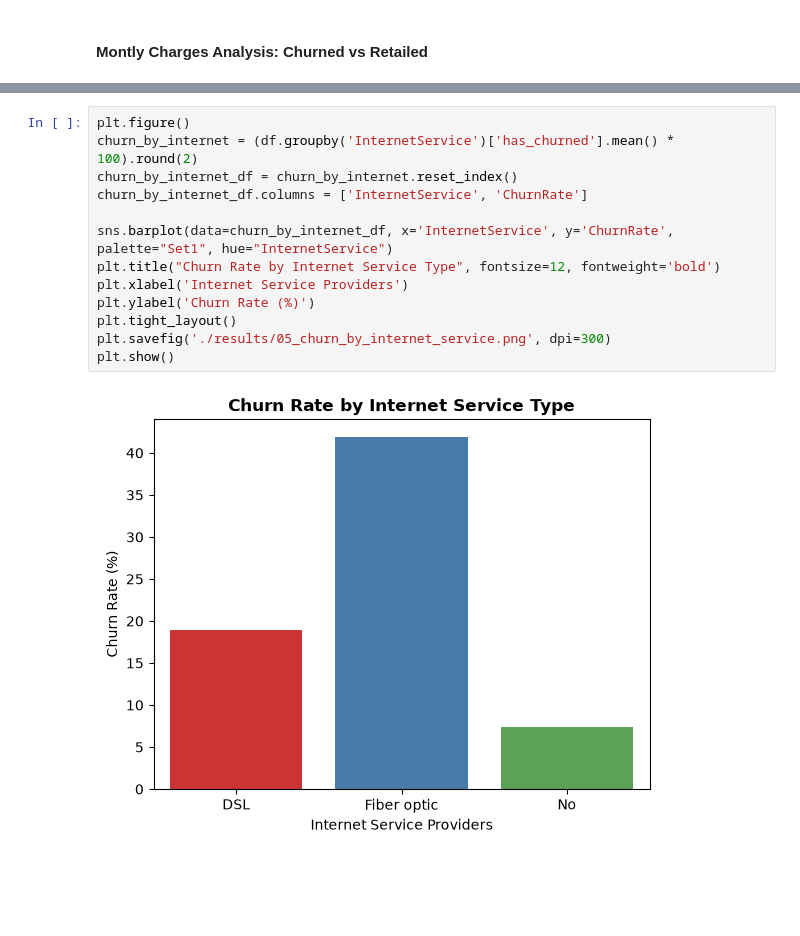
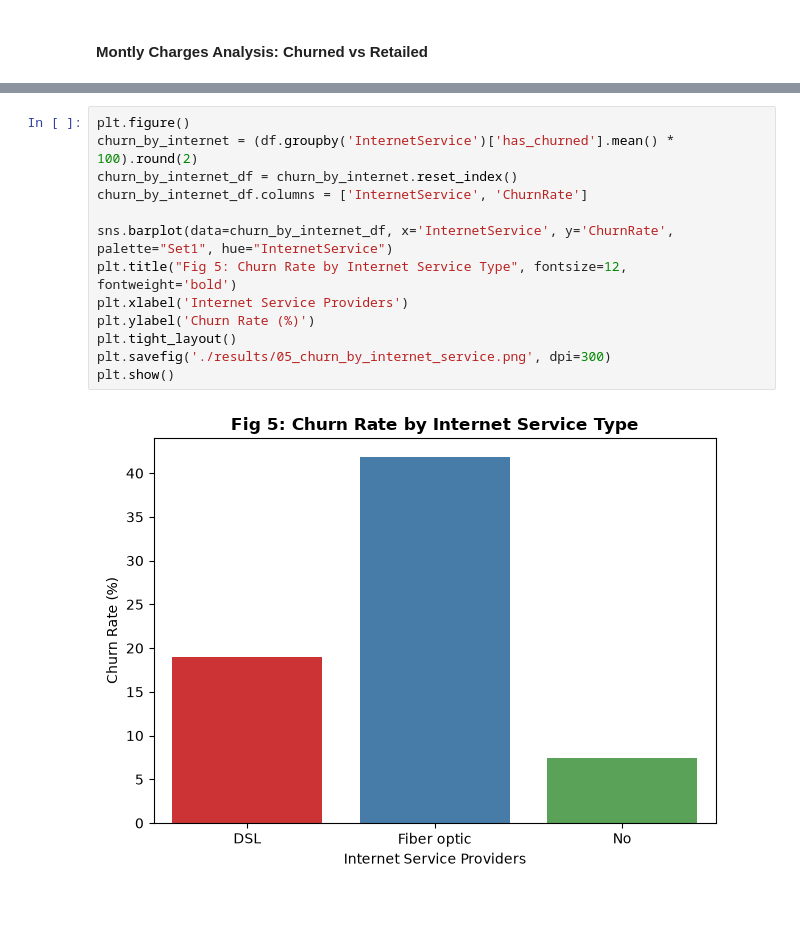
Before and after one commit to AlainRegisDev88/FUTURE_DS_02, a Jupyter notebook: future_interns_task2_.ipynb, the cells around one changed output, grey strips where cells are left out. Saved outputs shown, nothing was run; the diff lists cells and outputs as text.

Commit message:
Add internet service vs monthly charges chart and analysis. add the figures labels(FIG 1, FIG 2, ...)

```diff
--- a/future_interns_task2_.ipynb
+++ b/future_interns_task2_.ipynb
@@ -137,18 +137,18 @@ plt.savefig('./results/04_charges_comparison.png', dpi=300)
 # %%
 plt.figure()
 churn_by_internet = (df.groupby('InternetService')['has_churned'].mean() * 100).round(2)
 churn_by_internet_df = churn_by_internet.reset_index()
 churn_by_internet_df.columns = ['InternetService', 'ChurnRate']
 
 sns.barplot(data=churn_by_internet_df, x='InternetService', y='ChurnRate', palette="Set1", hue="InternetService")
-plt.title("Churn Rate by Internet Service Type", fontsize=12, fontweight='bold')
+plt.title("Fig 5: Churn Rate by Internet Service Type", fontsize=12, fontweight='bold')
 plt.xlabel('Internet Service Providers')
 plt.ylabel('Churn Rate (%)')
 plt.tight_layout()
 plt.savefig('./results/05_churn_by_internet_service.png', dpi=300)
 plt.show()
 # %% [output]
-[figure, old version]
+[figure, new version]
 # %% [markdown]
 #
 # %%
```
Also changed, not shown: parts of 9 cells of this notebook, 8 other files.
